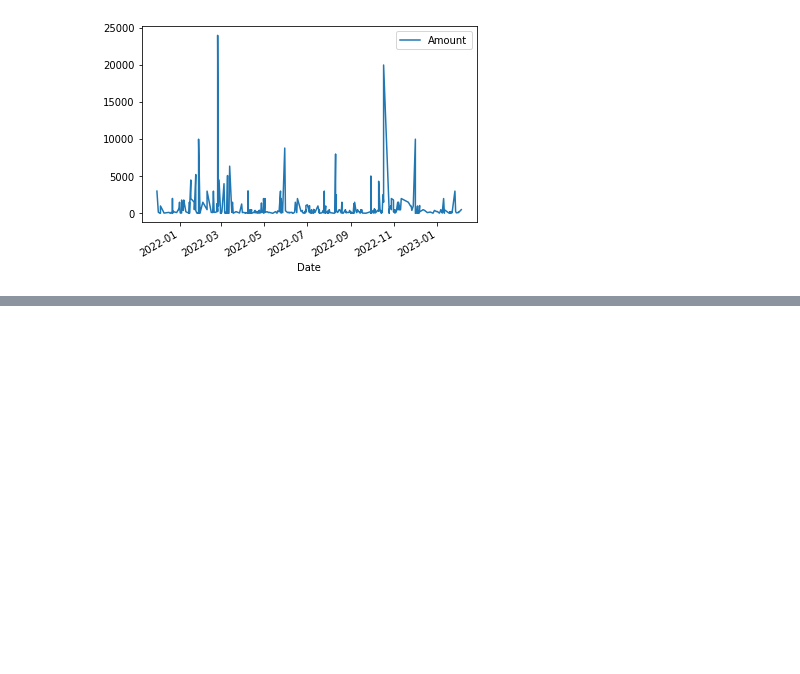
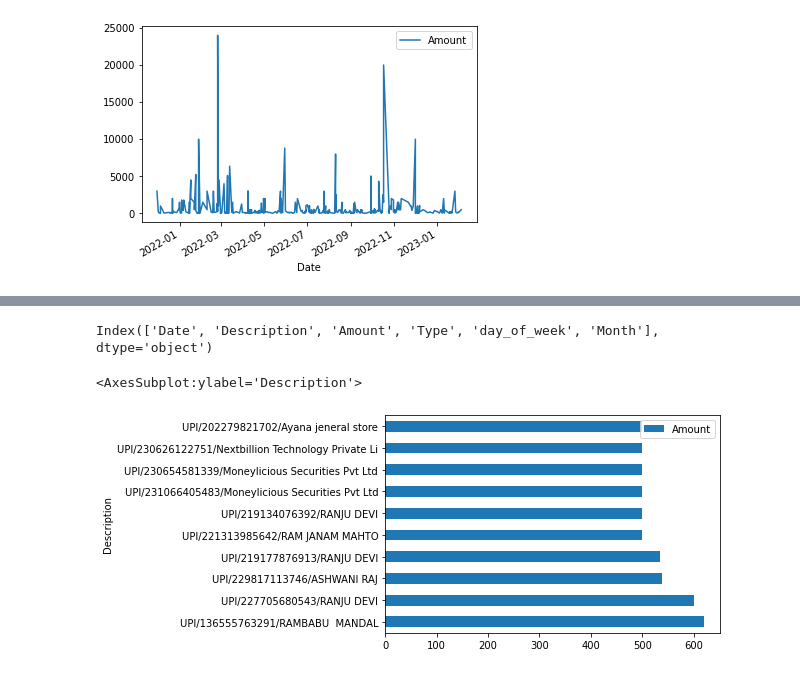
Before and after one commit to Ashwaniraj679/I-m-still-learning, a Jupyter notebook: My_bank_statement.ipynb, the cells around one changed output, grey strips where cells are left out. Cells and saved outputs as stored; diff of their text form; code cells hidden in the pictures; blank space fills up the shorter version.

```diff
--- a/My_bank_statement.ipynb
+++ b/My_bank_statement.ipynb
@@ -235,0 +251,12 @@ df_debit.plot(x = 'Date', y = 'Amount')
+# %%
+df_credit.columns
+# %% [output]
+Index(['Date', 'Description', 'Amount', 'Type', 'day_of_week', 'Month'], dtype='object')
+# %%
+df_credit = df_credit[['Date', 'Description', 'Amount', 'Type']].reset_index(drop = True)
+df_debit = df_debit[['Date', 'Description', 'Amount', 'Type']].reset_index(drop = True)
+# %%
+df_debit[df_debit['Amount'] < df['Amount'].mean()].groupby('Description').sum().sort_values(by = 'Amount', ascending = False).head(10).plot(kind = 'barh')
+# %% [output]
+<AxesSubplot:ylabel='Description'>
+[figure, added]
```
Also changed, not shown: parts of 5 cells of this notebook.
